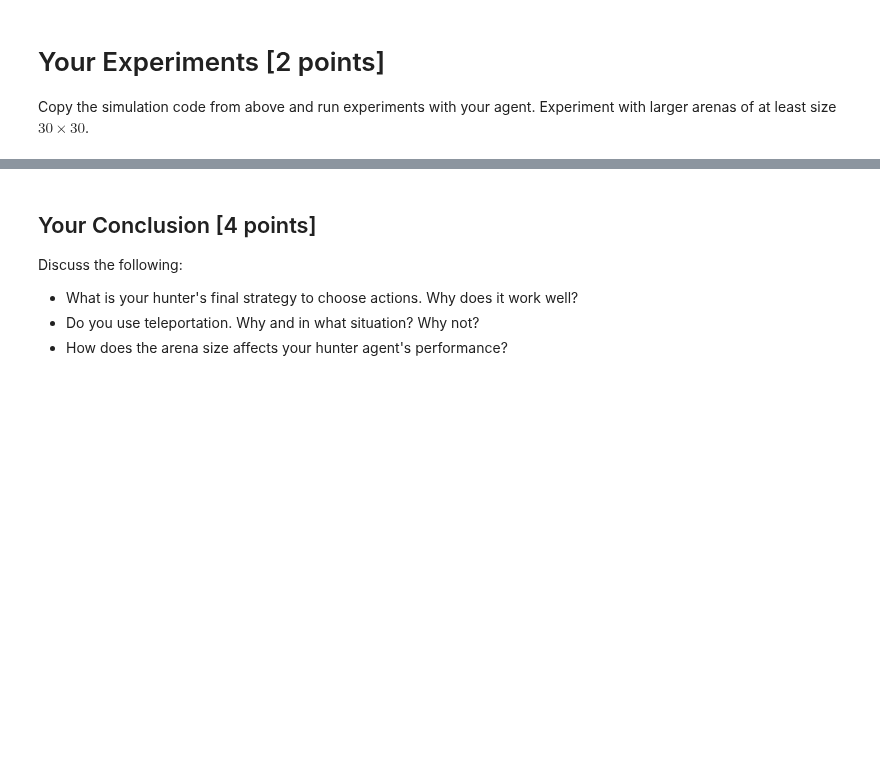
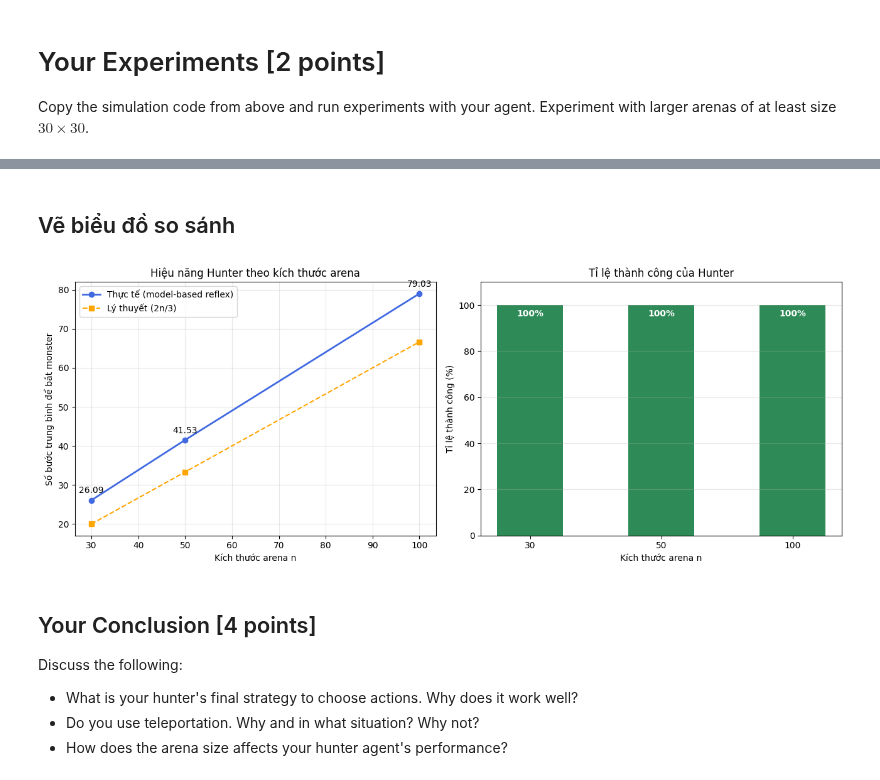
Before and after one commit to minhhailtv6a1/Team_Project_TTNTNC_2025_2026, a Jupyter notebook: lab01 - Agent/gridhunt_mini_assignment.ipynb, the cells around one changed output, grey strips where cells are left out. Saved outputs shown, nothing was run; the diff lists cells and outputs as text; code cells hidden in the pictures; blank space fills up the shorter version.

Commit message:
Viết các hàm make_hunter_function và make_smart_hunter và chạy thử nghiệm lấy kết quả so sánh và nhận xét

```diff
--- a/lab01 - Agent/gridhunt_mini_assignment.ipynb
+++ b/lab01 - Agent/gridhunt_mini_assignment.ipynb
@@ -249,3 +367,48 @@ Experiment with larger arenas of at least size $30 \times 30$.
+# %% [markdown]
+## Vẽ biểu đồ so sánh
+# %%
+import matplotlib.pyplot as plt
+import numpy as np
+
+# Dữ liệu từ thí nghiệm
+sizes = [30, 50, 100]
+avg_steps = [26.09, 41.53, 79.03]
+theoretical = [2 * n / 3 for n in sizes]   # khoảng cách Manhattan trung bình lý thuyết
+failures = [0, 0, 0]
+
+fig, axes = plt.subplots(1, 2, figsize=(13, 5))
+
+# --- Biểu đồ 1: Số bước trung bình theo kích thước arena ---
+axes[0].plot(sizes, avg_steps, marker='o', linewidth=2,
+             color='royalblue', label='Thực tế (model-based reflex)')
+axes[0].plot(sizes, theoretical, marker='s', linestyle='--',
+             color='orange', label='Lý thuyết (2n/3)')
+for x, y in zip(sizes, avg_steps):
+    axes[0].annotate(f"{y:.2f}", (x, y), textcoords="offset points",
+                     xytext=(0, 8), ha='center', fontsize=10)
+axes[0].set_xlabel("Kích thước arena n")
+axes[0].set_ylabel("Số bước trung bình để bắt monster")
+axes[0].set_title("Hiệu năng Hunter theo kích thước arena")
+axes[0].grid(True, alpha=0.3)
+axes[0].legend()
+
+# --- Biểu đồ 2: Tỉ lệ thành công / thất bại ---
+success = [100 - f for f in failures]
+bars = axes[1].bar([str(n) for n in sizes], success,
+                   color='seagreen', width=0.5)
+for bar, s in zip(bars, success):
+    axes[1].text(bar.get_x() + bar.get_width() / 2, bar.get_height() - 5,
+                 f"{s}%", ha='center', color='white', fontweight='bold')
+axes[1].set_xlabel("Kích thước arena n")
+axes[1].set_ylabel("Tỉ lệ thành công (%)")
+axes[1].set_ylim(0, 110)
+axes[1].set_title("Tỉ lệ thành công của Hunter")
+axes[1].grid(True, axis='y', alpha=0.3)
+
+plt.tight_layout()
+plt.show()
+# %% [output]
+[figure, added]
 # %% [markdown]
 ## Your Conclusion [4 points]
 
```
Also changed, not shown: parts of 14 cells of this notebook, 1 other file.
